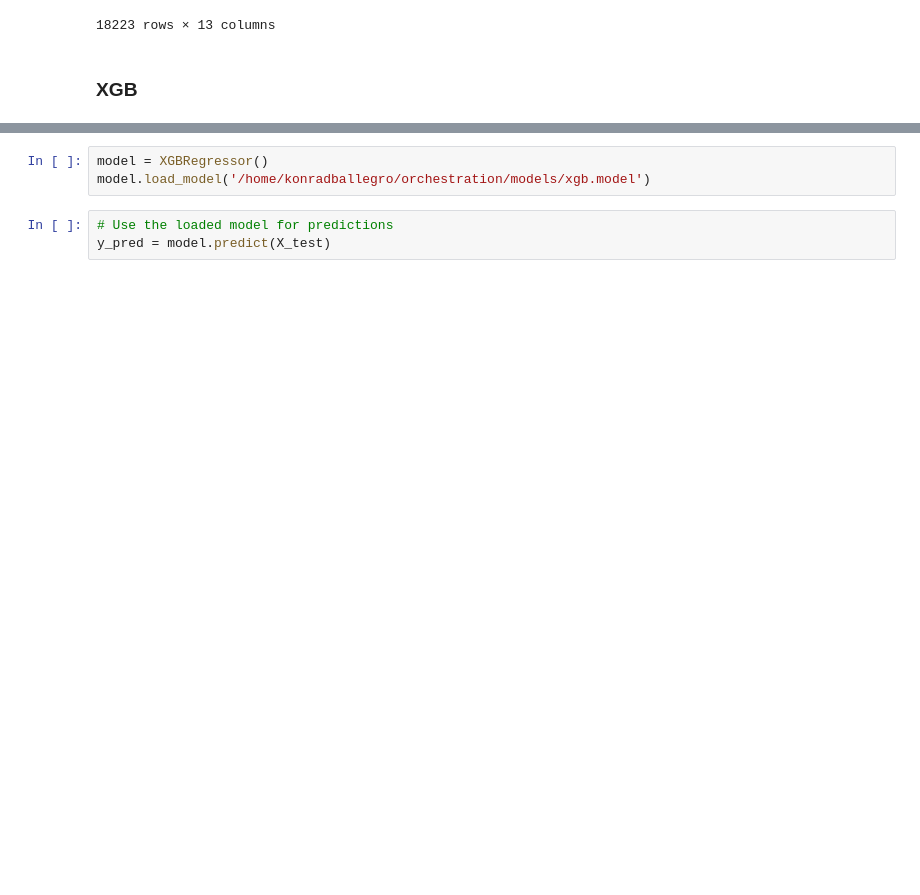
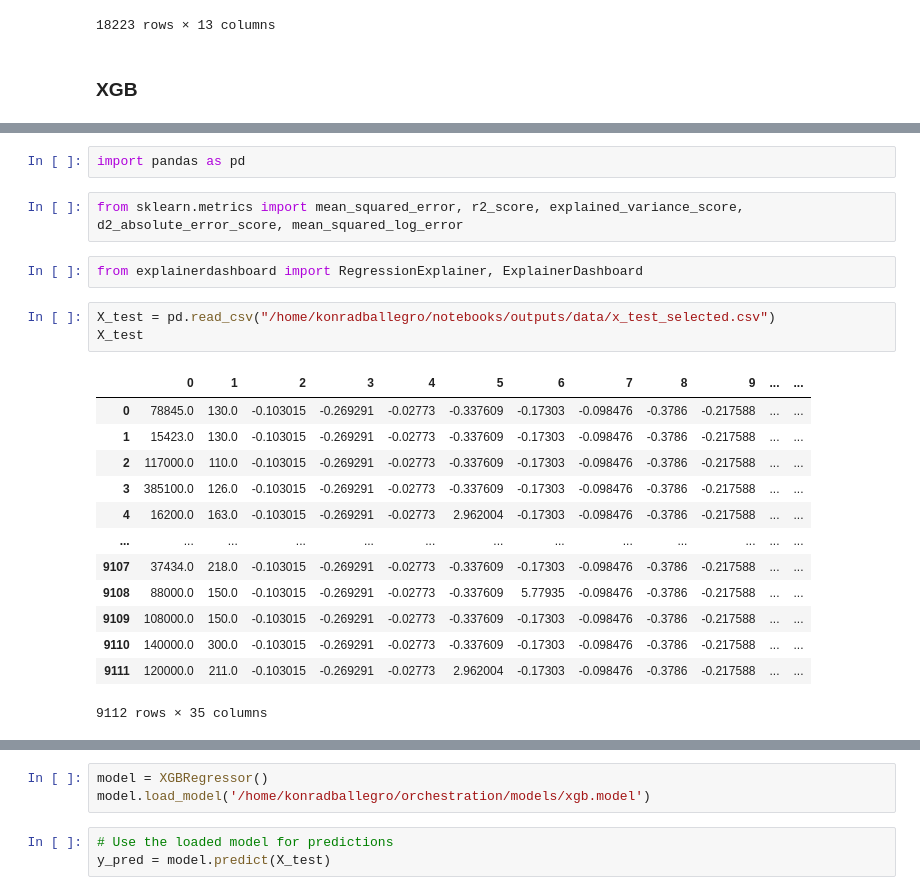
Before and after one commit to KonuTech/mlops-zoomcamp-project, a Jupyter notebook: notebooks/explainer_xgb.ipynb, the cells around one changed output, grey strips where cells are left out. Drawn from its saved outputs; the diff is of its cells as text; blank space fills up the shorter version.

```diff
--- a/notebooks/explainer_xgb.ipynb
+++ b/notebooks/explainer_xgb.ipynb
@@ -684,0 +625,23 @@ y_pred
+# %%
+import pandas as pd
+# %%
+from sklearn.metrics import mean_squared_error, r2_score, explained_variance_score, d2_absolute_error_score, mean_squared_log_error
+# %%
+from explainerdashboard import RegressionExplainer, ExplainerDashboard
+# %%
+X_test = pd.read_csv("/home/konradballegro/notebooks/outputs/data/x_test_selected.csv")
+X_test
+# %% [output]
+|  | 0 | 1 | 2 | 3 | 4 | 5 | 6 | 7 | 8 | 9 | ... | ... |
+| 0 | 78845.0 | 130.0 | -0.103015 | -0.269291 | -0.02773 | -0.337609 | -0.17303 | -0.098476 | -0.3786 | -0.217588 | ... | ... |
+| 1 | 15423.0 | 130.0 | -0.103015 | -0.269291 | -0.02773 | -0.337609 | -0.17303 | -0.098476 | -0.3786 | -0.217588 | ... | ... |
+| 2 | 117000.0 | 110.0 | -0.103015 | -0.269291 | -0.02773 | -0.337609 | -0.17303 | -0.098476 | -0.3786 | -0.217588 | ... | ... |
+| 3 | 385100.0 | 126.0 | -0.103015 | -0.269291 | -0.02773 | -0.337609 | -0.17303 | -0.098476 | -0.3786 | -0.217588 | ... | ... |
+| 4 | 16200.0 | 163.0 | -0.103015 | -0.269291 | -0.02773 | 2.962004 | -0.17303 | -0.098476 | -0.3786 | -0.217588 | ... | ... |
+| ... | ... | ... | ... | ... | ... | ... | ... | ... | ... | ... | ... | ... |
+| 9107 | 37434.0 | 218.0 | -0.103015 | -0.269291 | -0.02773 | -0.337609 | -0.17303 | -0.098476 | -0.3786 | -0.217588 | ... | ... |
+| 9108 | 88000.0 | 150.0 | -0.103015 | -0.269291 | -0.02773 | -0.337609 | 5.77935 | -0.098476 | -0.3786 | -0.217588 | ... | ... |
+| 9109 | 108000.0 | 150.0 | -0.103015 | -0.269291 | -0.02773 | -0.337609 | -0.17303 | -0.098476 | -0.3786 | -0.217588 | ... | ... |
+| 9110 | 140000.0 | 300.0 | -0.103015 | -0.269291 | -0.02773 | -0.337609 | -0.17303 | -0.098476 | -0.3786 | -0.217588 | ... | ... |
+| 9111 | 120000.0 | 211.0 | -0.103015 | -0.269291 | -0.02773 | 2.962004 | -0.17303 | -0.098476 | -0.3786 | -0.217588 | ... | ... |
+9112 rows × 35 columns
```
Also changed, not shown: parts of 15 cells of this notebook, 3 other files.
